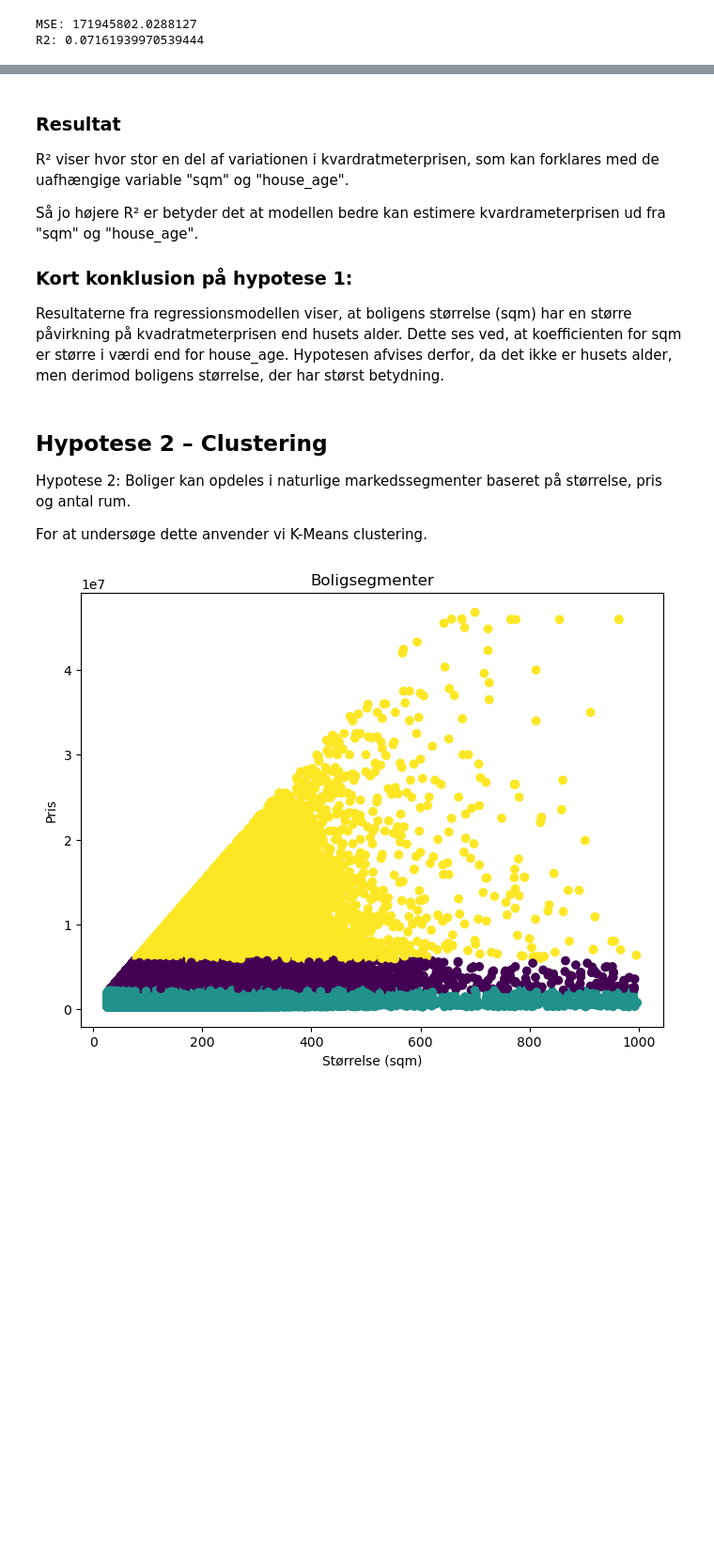
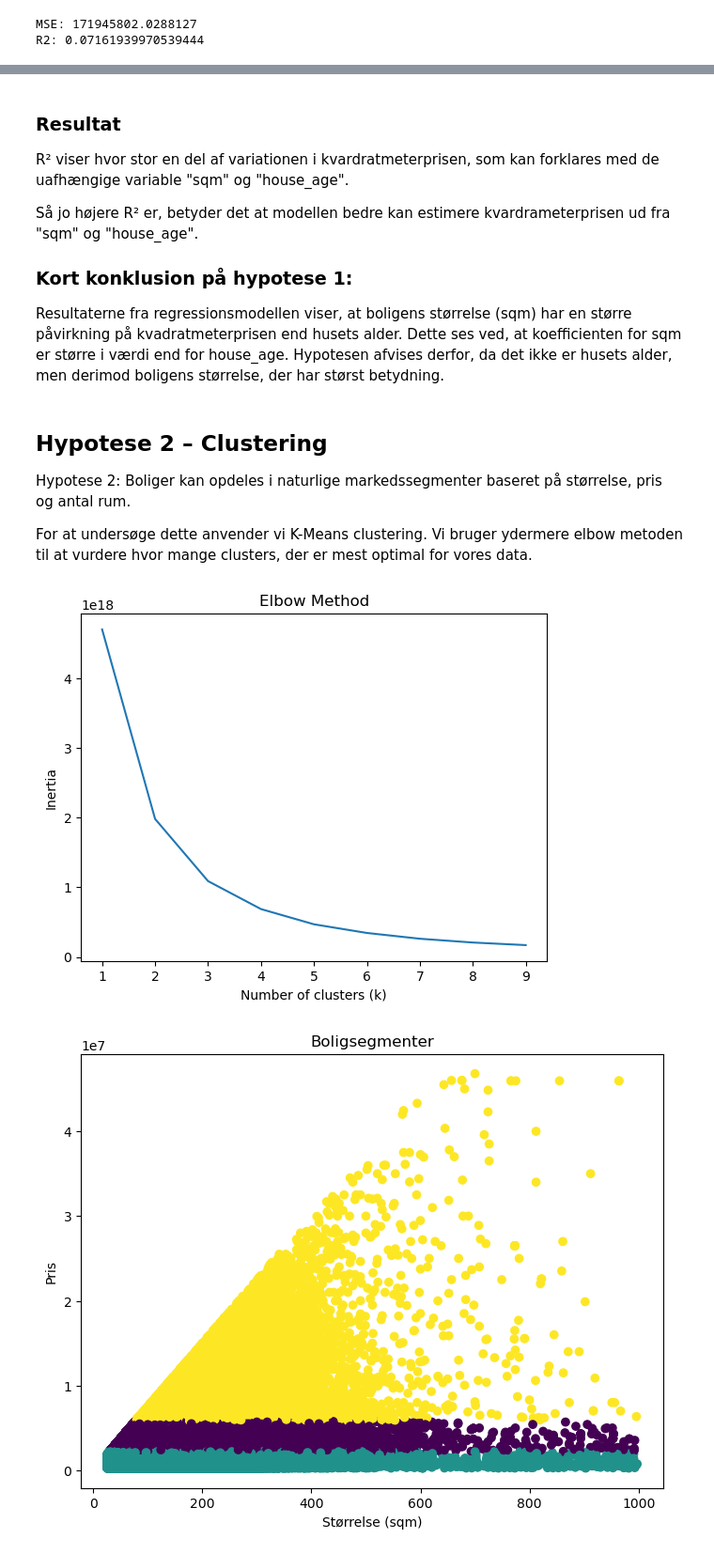
Before and after one commit to MaleneNR/EksamenBI, a Jupyter notebook: Eksamen_afl.ipynb, the cells around one changed output, grey strips where cells are left out. Shown at 94% size. Saved outputs shown, nothing was run; the diff lists cells and outputs as text; code cells hidden in the pictures; blank space fills up the shorter version.

```diff
--- a/Eksamen_afl.ipynb
+++ b/Eksamen_afl.ipynb
@@ -138,5 +74,5 @@ Note: you may need to restart the kernel to use updated packages.
 # %%
-df = pd.read_parquet("../Documents/sem4/BI/flow4(application)/DKHousingPrices.parquet")
+df = pd.read_parquet("DKHousingPrices.parquet")
 # %%
 df.head()
 # %% [output]
@@ -719,7 +647,7 @@ Dermed kan hypotesen afvises, da boligens størrelse har større betydning end h
 
 R² viser hvor stor en del af variationen i kvardratmeterprisen, som kan forklares med de uafhængige variable "sqm" og "house_age".
 
-Så jo højere R² er betyder det at modellen bedre kan estimere kvardrameterprisen ud fra "sqm" og "house_age".
+Så jo højere R² er, betyder det at modellen bedre kan estimere kvardrameterprisen ud fra "sqm" og "house_age".
 
 ### Kort konklusion på hypotese 1:
 Resultaterne fra regressionsmodellen viser, at boligens størrelse (sqm) har en større påvirkning på kvadratmeterprisen end husets alder. Dette ses ved, at koefficienten for sqm er større i værdi end for house_age.
@@ -729,5 +657,23 @@ Hypotesen afvises derfor, da det ikke er husets alder, men derimod boligens stø
 
 Hypotese 2: Boliger kan opdeles i naturlige markedssegmenter baseret på størrelse, pris og antal rum.
 
-For at undersøge dette anvender vi K-Means clustering.
+For at undersøge dette anvender vi K-Means clustering. Vi bruger ydermere elbow metoden til at vurdere hvor mange clusters, der er mest optimal for vores data.
+# %%
+cluster_features = df[["sqm", "purchase_price", "no_rooms"]]
+
+inertia = []
+k_values = range(1, 10)
+
+for k in k_values:
+    kmeans = KMeans(n_clusters=k, random_state=123)
+    kmeans.fit(cluster_features)
+    inertia.append(kmeans.inertia_)
+
+plt.plot(k_values, inertia)
+plt.xlabel("Number of clusters (k)")
+plt.ylabel("Inertia")
+plt.title("Elbow Method")
+plt.show()
+# %% [output]
+[figure, added]
 # %%
```
Also changed, not shown: parts of 45 cells of this notebook, 1 other file.
